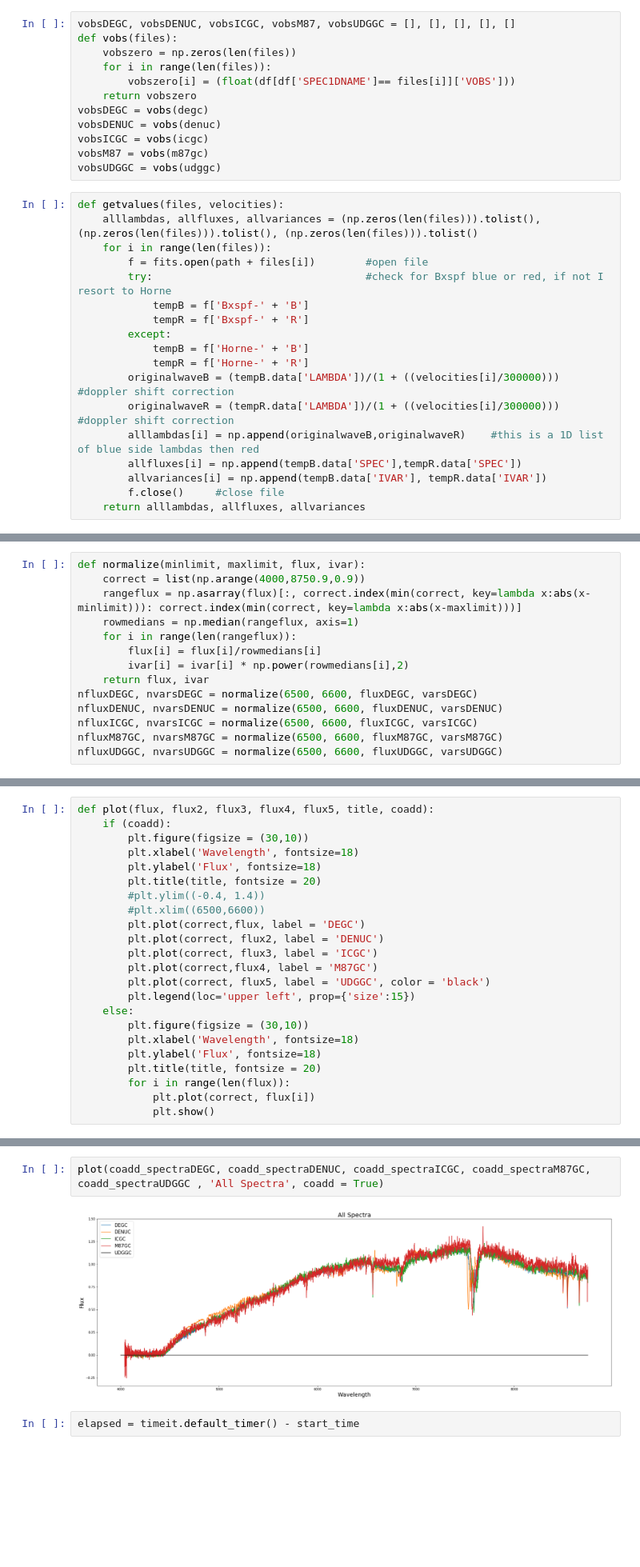
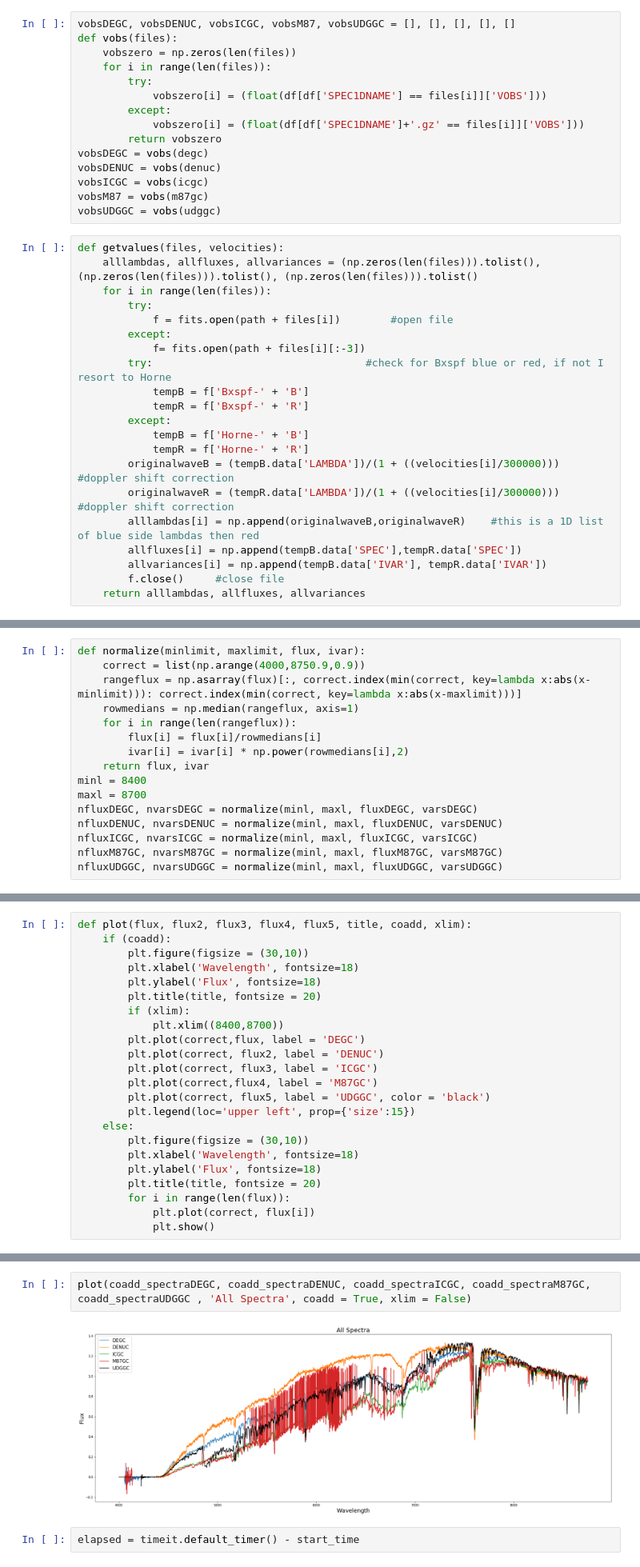
Before and after one commit to kadri-nizam/SIP2019, a Jupyter notebook: Arnav Krishnamoorthi/ast 06 p.2 [arnav].ipynb, the cells around one changed output, grey strips where cells are left out. Shown: that part at 80% size. Drawn from its saved outputs; the diff is of its cells as text; blank space fills up the shorter version.

```diff
--- a/Arnav Krishnamoorthi/ast 06 p.2 [arnav].ipynb
+++ b/Arnav Krishnamoorthi/ast 06 p.2 [arnav].ipynb
@@ -38,8 +41,11 @@ vobsDEGC, vobsDENUC, vobsICGC, vobsM87, vobsUDGGC = [], [], [], [], []
 def vobs(files):
     vobszero = np.zeros(len(files))
     for i in range(len(files)):
-        vobszero[i] = (float(df[df['SPEC1DNAME']== files[i]]['VOBS']))
-    return vobszero
+        try:
+            vobszero[i] = (float(df[df['SPEC1DNAME'] == files[i]]['VOBS']))
+        except:
+            vobszero[i] = (float(df[df['SPEC1DNAME']+'.gz' == files[i]]['VOBS']))
+        return vobszero
 vobsDEGC = vobs(degc)
 vobsDENUC = vobs(denuc)
 vobsICGC = vobs(icgc)
@@ -49,7 +55,10 @@ vobsUDGGC = vobs(udggc)
 def getvalues(files, velocities):
     alllambdas, allfluxes, allvariances = (np.zeros(len(files))).tolist(), (np.zeros(len(files))).tolist(), (np.zeros(len(files))).tolist()
     for i in range(len(files)):
-        f = fits.open(path + files[i])        #open file
+        try:
+            f = fits.open(path + files[i])        #open file
+        except:
+            f= fits.open(path + files[i][:-3])
         try:                                  #check for Bxspf blue or red, if not I resort to Horne
             tempB = f['Bxspf-' + 'B']
             tempR = f['Bxspf-' + 'R']
@@ -93,11 +102,13 @@ def normalize(minlimit, maxlimit, flux, ivar):
         flux[i] = flux[i]/rowmedians[i]
         ivar[i] = ivar[i] * np.power(rowmedians[i],2)
     return flux, ivar
-nfluxDEGC, nvarsDEGC = normalize(6500, 6600, fluxDEGC, varsDEGC)
-nfluxDENUC, nvarsDENUC = normalize(6500, 6600, fluxDENUC, varsDENUC)
-nfluxICGC, nvarsICGC = normalize(6500, 6600, fluxICGC, varsICGC)
-nfluxM87GC, nvarsM87GC = normalize(6500, 6600, fluxM87GC, varsM87GC)
-nfluxUDGGC, nvarsUDGGC = normalize(6500, 6600, fluxUDGGC, varsUDGGC)
+minl = 8400
+maxl = 8700
+nfluxDEGC, nvarsDEGC = normalize(minl, maxl, fluxDEGC, varsDEGC)
+nfluxDENUC, nvarsDENUC = normalize(minl, maxl, fluxDENUC, varsDENUC)
+nfluxICGC, nvarsICGC = normalize(minl, maxl, fluxICGC, varsICGC)
+nfluxM87GC, nvarsM87GC = normalize(minl, maxl, fluxM87GC, varsM87GC)
+nfluxUDGGC, nvarsUDGGC = normalize(minl, maxl, fluxUDGGC, varsUDGGC)
 # %%
 def sigmaclip(flux):
     ones = np.ones(np.shape(flux))
@@ -112,14 +123,14 @@ onesICGC = sigmaclip(nfluxICGC)
 onesM87GC = sigmaclip(nfluxM87GC)
 onesUDGGC = sigmaclip(nfluxUDGGC)
 # %%
-def plot(flux, flux2, flux3, flux4, flux5, title, coadd):
+def plot(flux, flux2, flux3, flux4, flux5, title, coadd, xlim):
     if (coadd):
         plt.figure(figsize = (30,10))
         plt.xlabel('Wavelength', fontsize=18)
         plt.ylabel('Flux', fontsize=18)
         plt.title(title, fontsize = 20)
-        #plt.ylim((-0.4, 1.4))
-        #plt.xlim((6500,6600))
+        if (xlim):
+            plt.xlim((8400,8700))
         plt.plot(correct,flux, label = 'DEGC')
         plt.plot(correct, flux2, label = 'DENUC')
         plt.plot(correct, flux3, label = 'ICGC')
@@ -147,9 +158,9 @@ coadd_spectraICGC, coadd_ivarICGC, coadd_errICGC = coadd(nfluxICGC, nvarsICGC, o
 coadd_spectraM87GC, coadd_ivarM87GC, coadd_errM87GC = coadd(nfluxM87GC, nvarsM87GC, onesM87GC)
 coadd_spectraUDGGC, coadd_ivarUDGGC, coadd_errUDGGC = coadd(nfluxUDGGC, nvarsUDGGC, onesUDGGC)
 # %%
-plot(coadd_spectraDEGC, coadd_spectraDENUC, coadd_spectraICGC, coadd_spectraM87GC, coadd_spectraUDGGC , 'All Spectra', coadd = True)
+plot(coadd_spectraDEGC, coadd_spectraDENUC, coadd_spectraICGC, coadd_spectraM87GC, coadd_spectraUDGGC , 'All Spectra', coadd = True, xlim = False)
 # %% [output]
-[figure, old version]
+[figure, new version]
 # %%
 elapsed = timeit.default_timer() - start_time
 # %%
```
Also changed, not shown: parts of 7 cells of this notebook, 1 other file.
